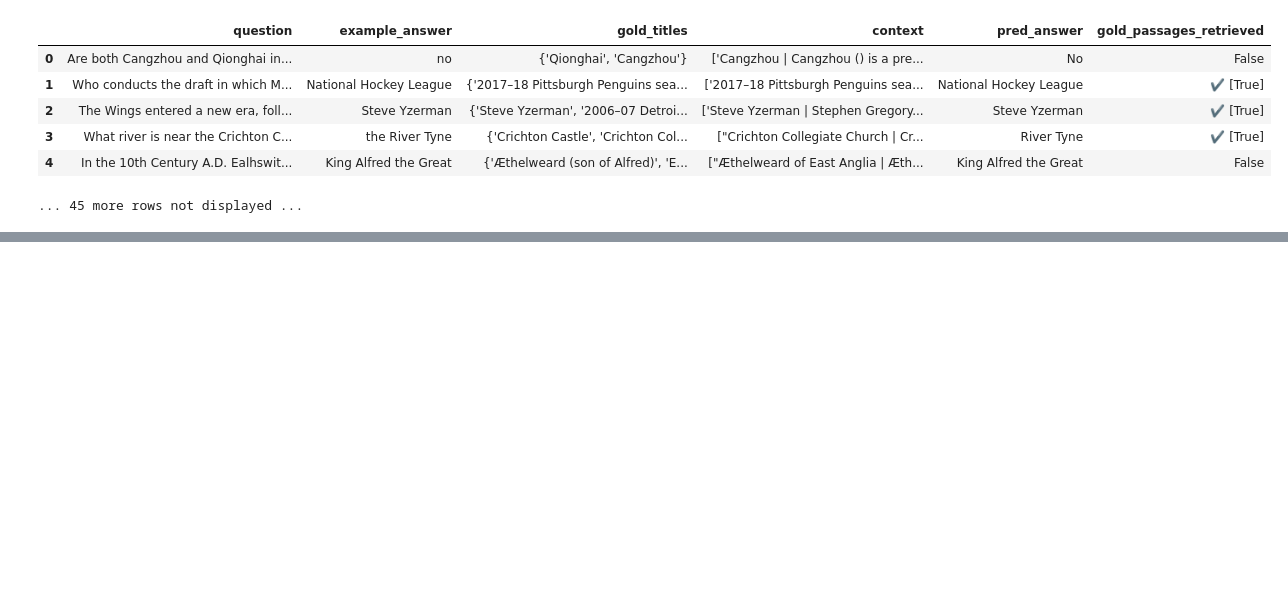
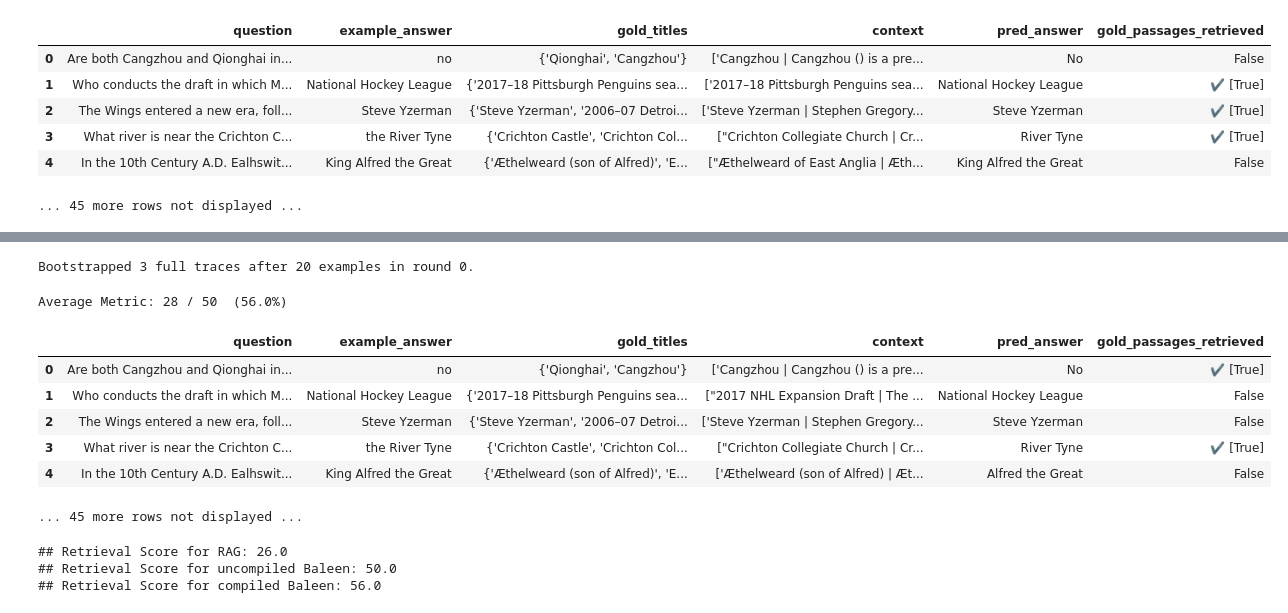
Before and after one commit to DannyMac180/dspy-experiments, a Jupyter notebook: getting_started.ipynb, the cells around one changed output, grey strips where cells are left out. Saved outputs shown, nothing was run; the diff lists cells and outputs as text; code cells hidden in the pictures; blank space fills up the shorter version.

Commit message:
finish Getting Started example

```diff
--- a/getting_started.ipynb
+++ b/getting_started.ipynb
@@ -237,0 +240,7 @@ Average Metric: 13 / 50  (26.0%)
+# %%
+class GenerateSearchQuery(dspy.Signature):
+    """Write a simple search query that will help answer a complex question."""
+
+    context = dspy.InputField(desc="may contain relevant facts")
+    question = dspy.InputField()
+    query = dspy.OutputField()
@@ -237,0 +269,12 @@ Average Metric: 13 / 50  (26.0%)
+# %%
+# Ask any question you like to this simple RAG program.
+my_question = "Who won the 1927 World Series?"
+
+# Get the prediction. This contains `pred.context` and `pred.answer`.
+uncompiled_baleen = SimplifiedBaleen()  # uncompiled (i.e., zero-shot) program
+pred = uncompiled_baleen(my_question)
+
+# Print the contexts and the answer.
+print(f"Question: {my_question}")
+print(f"Predicted Answer: {pred.answer}")
+print(f"Retrieved Contexts (truncated): {[c[:200] + '...' for c in pred.context]}")
@@ -237,0 +305,16 @@ Average Metric: 13 / 50  (26.0%)
+# %%
+def validate_context_and_answer_and_hops(example, pred, trace=None):
+    if not dspy.evaluate.answer_exact_match(example, pred): return False
+    if not dspy.evaluate.answer_passage_match(example, pred): return False
+
+    hops = [example.question] + [outputs.query for *_, outputs in trace if 'query' in outputs]
+
+    if max([len(h) for h in hops]) > 100: return False
+    if any(dspy.evaluate.answer_exact_match_str(hops[idx], hops[:idx], frac=0.8) for idx in range(2, len(hops))): return False
+
+    return True
+# %%
+teleprompter = BootstrapFewShot(metric=validate_context_and_answer_and_hops)
+compiled_baleen = teleprompter.compile(SimplifiedBaleen(), teacher=SimplifiedBaleen(passages_per_hop=2), trainset=trainset)
+# %% [output]
+Bootstrapped 3 full traces after 20 examples in round 0.
@@ -237,0 +323,19 @@ Average Metric: 13 / 50  (26.0%)
+# %%
+compiled_baleen_retrieval_score = evaluate_on_hotpotqa(compiled_baleen, metric=gold_passages_retrieved)
+# %% [output]
+Average Metric: 28 / 50  (56.0%)
+|  | question | example_answer | gold_titles | context | pred_answer | gold_passages_retrieved |
+| 0 | Are both Cangzhou and Qionghai in... | no | {'Qionghai', 'Cangzhou'} | ['Cangzhou | Cangzhou () is a pre... | No | ✔️ [True] |
+| 1 | Who conducts the draft in which M... | National Hockey League | {'2017–18 Pittsburgh Penguins sea... | ["2017 NHL Expansion Draft | The ... | National Hockey League | False |
+| 2 | The Wings entered a new era, foll... | Steve Yzerman | {'Steve Yzerman', '2006–07 Detroi... | ['Steve Yzerman | Stephen Gregory... | Steve Yzerman | False |
+| 3 | What river is near the Crichton C... | the River Tyne | {'Crichton Castle', 'Crichton Col... | ["Crichton Collegiate Church | Cr... | River Tyne | ✔️ [True] |
+| 4 | In the 10th Century A.D. Ealhswit... | King Alfred the Great | {'Æthelweard (son of Alfred)', 'E... | ['Æthelweard (son of Alfred) | Æt... | Alfred the Great | False |
+... 45 more rows not displayed ...
+# %%
+print(f"## Retrieval Score for RAG: {compiled_rag_retrieval_score}")  # note that for RAG, compilation has no effect on the retrieval step
+print(f"## Retrieval Score for uncompiled Baleen: {uncompiled_baleen_retrieval_score}")
+print(f"## Retrieval Score for compiled Baleen: {compiled_baleen_retrieval_score}")
+# %% [output]
+## Retrieval Score for RAG: 26.0
+## Retrieval Score for uncompiled Baleen: 50.0
+## Retrieval Score for compiled Baleen: 56.0
```
Also changed, not shown: parts of 6 cells of this notebook, 1 other file.
